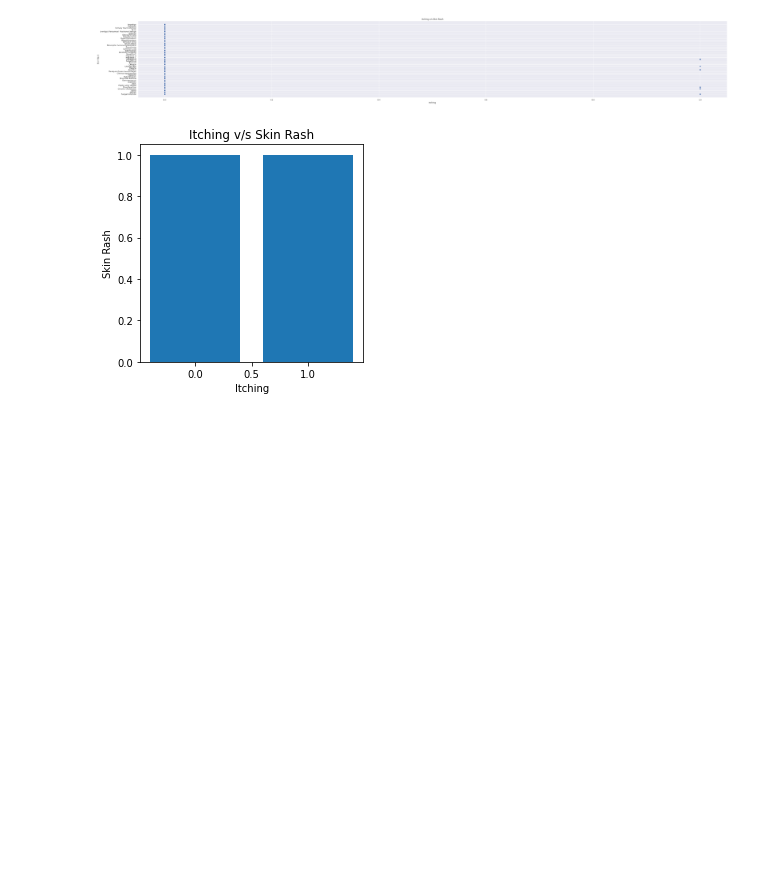
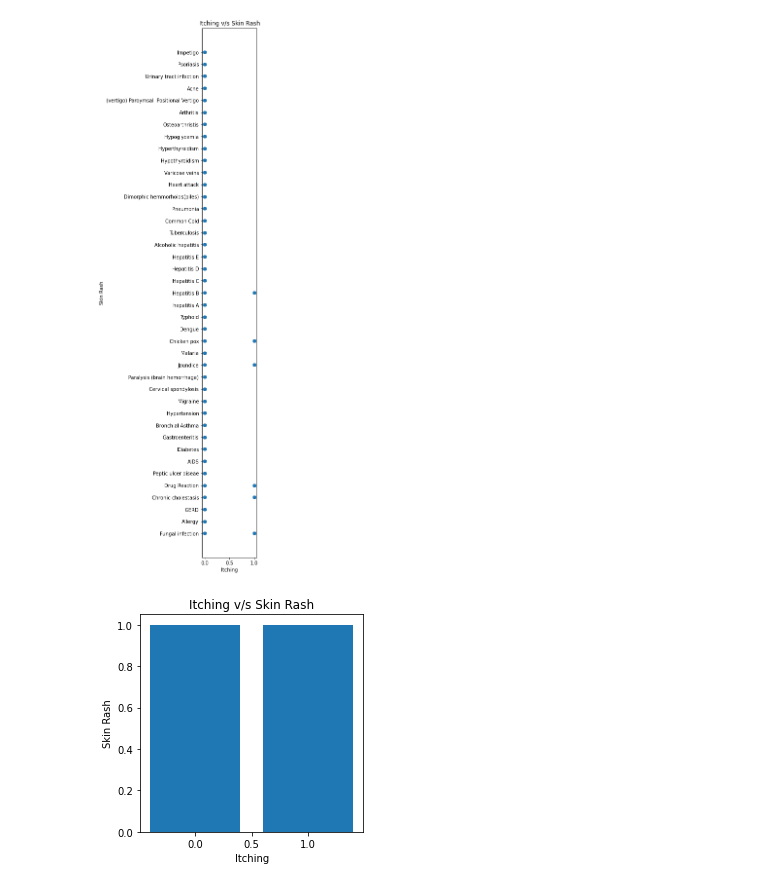
Before and after one commit to shreythapar/ML_Dataset, a Jupyter notebook: ML_Lab2.ipynb, the cells around one changed output. Cells and saved outputs as stored; diff of their text form; code cells hidden in the pictures; blank space fills up the shorter version.

```diff
--- a/ML_Lab2.ipynb
+++ b/ML_Lab2.ipynb
@@ -3,18 +3,18 @@
 # %%
 import pandas as pd
 from matplotlib import pyplot as plt
 
 df2 = pd.read_csv("https://raw.githubusercontent.com/shreythapar/ML_Dataset/main/Disease%20Prediction.csv?token=APJ435FPHHD6BXZTUI7WEQTA6WMV4",
                   usecols=["itching", "skin_rash", "prognosis", "cough", "nodal_skin_eruptions", "joint_pain"])
 
-# plt.figure(figsize = (2, 20))
+plt.figure(figsize = (2, 20))
 plt.scatter(df2['itching'], df2['prognosis'])
 plt.xlabel('Itching')
 plt.ylabel('Skin Rash')
 plt.title("Itching v/s Skin Rash")
 plt.show()
 # %% [output]
-[figure, old version]
+[figure, new version]
 # %%
 plt.figure(figsize = (4, 4))
 plt.bar(df2['itching'], df2['skin_rash'])
```
Also changed, not shown: parts of 1 cell of this notebook.
